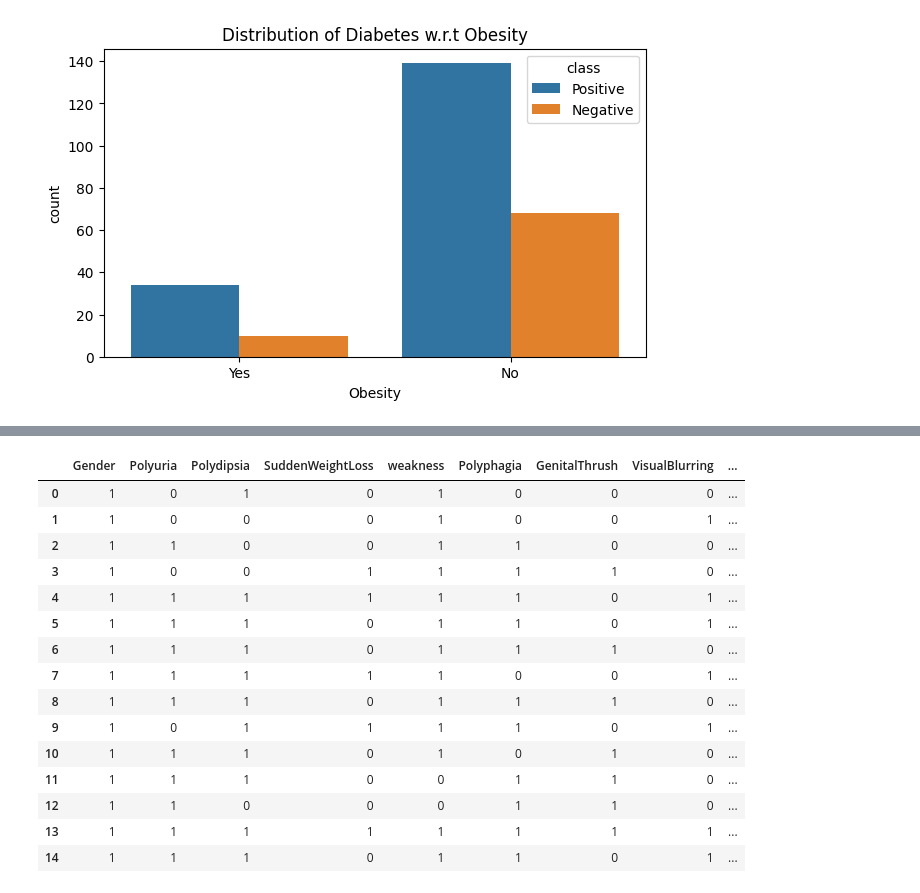
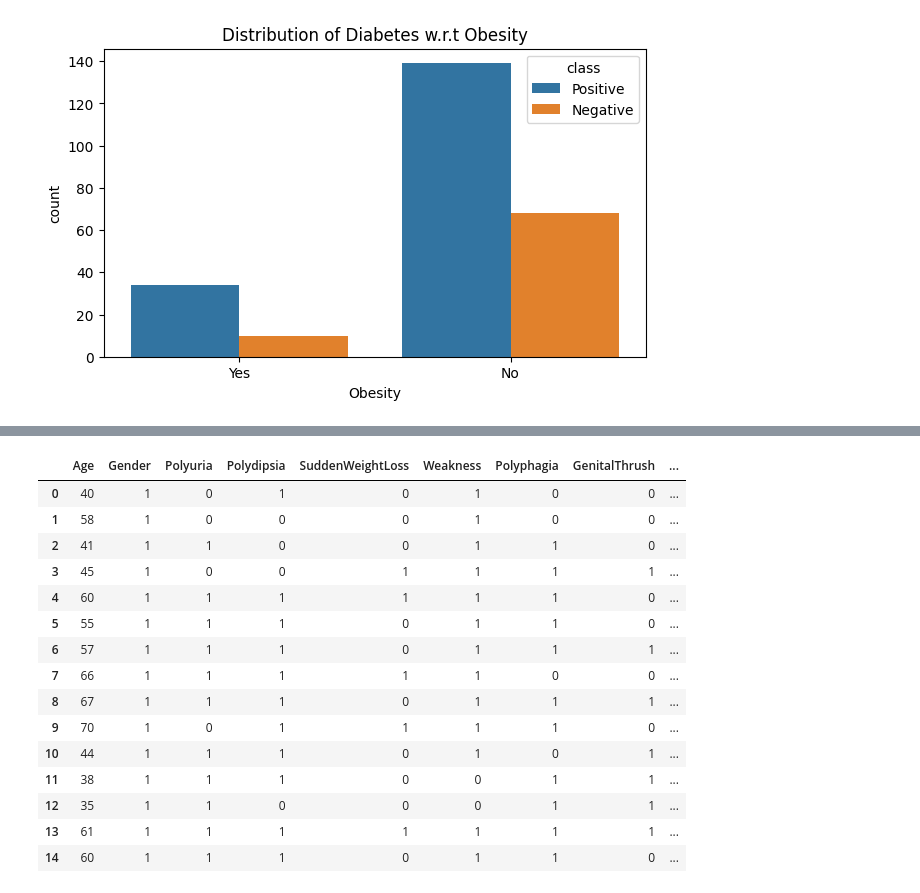
Before and after one commit to pdpavandesai/MergingDiabetesData, a Jupyter notebook: DuttaDatasetAnalysis.ipynb, the cells around one changed output, grey strips where cells are left out. Drawn from its saved outputs; the diff is of its cells as text; code cells hidden in the pictures.

Commit message:
Completed dataset analysis & trained MLP classifier model to predict diabetes using clinical symptoms

```diff
--- a/DuttaDatasetAnalysis.ipynb
+++ b/DuttaDatasetAnalysis.ipynb
@@ -388,13 +328,0 @@ Obesity  is NOT correlated with the target-variable  class  with p-value:  0.255
-# %%
-selectedFeatures = ['Gender',
- 'Polyuria',
- 'Polydipsia',
- 'sudden weight loss',
- 'weakness',
- 'Polyphagia',
- 'Genital thrush',
- 'visual blurring',
- 'partial paresis',
- 'Alopecia']
-duttaDataset_Actual_Copy = duttaDataset_Actual_Copy[selectedFeatures]
-duttaDataset_Actual_Copy.head(15)
@@ -418,32 +329,39 @@ duttaDataset_Actual_Copy.head(15)
 # %%
 duttaDataset_Actual_Copy.rename(columns = {'sudden weight loss':'SuddenWeightLoss','Genital thrush' : 'GenitalThrush',
-                                 'visual blurring' : 'VisualBlurring', 'partial paresis' : 'PartialParesis'},inplace=True)
+                                 'visual blurring' : 'VisualBlurring', 'partial paresis' : 'PartialParesis','class':'Diabetes'
+                                 ,'muscle stiffness':'MuscleStiffness','delayed healing':'DelayedHealing','weakness':'Weakness'},inplace=True)
 
 duttaDataset_Actual_Copy['Gender'] = LabelEncoder().fit_transform(duttaDataset_Actual_Copy.Gender)
 duttaDataset_Actual_Copy['Polyuria'] = LabelEncoder().fit_transform(duttaDataset_Actual_Copy.Polyuria)
 duttaDataset_Actual_Copy['Polydipsia'] = LabelEncoder().fit_transform(duttaDataset_Actual_Copy.Polydipsia)
 duttaDataset_Actual_Copy['SuddenWeightLoss'] = LabelEncoder().fit_transform(duttaDataset_Actual_Copy.SuddenWeightLoss)
-duttaDataset_Actual_Copy['weakness'] = LabelEncoder().fit_transform(duttaDataset_Actual_Copy.weakness)
+duttaDataset_Actual_Copy['Weakness'] = LabelEncoder().fit_transform(duttaDataset_Actual_Copy.Weakness)
 duttaDataset_Actual_Copy['Polyphagia'] = LabelEncoder().fit_transform(duttaDataset_Actual_Copy.Polyphagia)
 duttaDataset_Actual_Copy['GenitalThrush'] = LabelEncoder().fit_transform(duttaDataset_Actual_Copy.GenitalThrush)
 duttaDataset_Actual_Copy['VisualBlurring'] = LabelEncoder().fit_transform(duttaDataset_Actual_Copy.VisualBlurring)
 duttaDataset_Actual_Copy['PartialParesis'] = LabelEncoder().fit_transform(duttaDataset_Actual_Copy.PartialParesis)
 duttaDataset_Actual_Copy['Alopecia'] = LabelEncoder().fit_transform(duttaDataset_Actual_Copy.Alopecia)
+duttaDataset_Actual_Copy['Diabetes'] = LabelEncoder().fit_transform(duttaDataset_Actual_Copy.Diabetes)
+duttaDataset_Actual_Copy['Itching'] = LabelEncoder().fit_transform(duttaDataset_Actual_Copy.Itching)
+duttaDataset_Actual_Copy['Irritability'] = LabelEncoder().fit_transform(duttaDataset_Actual_Copy.Irritability)
+duttaDataset_Actual_Copy['DelayedHealing'] = LabelEncoder().fit_transform(duttaDataset_Actual_Copy.DelayedHealing)
+duttaDataset_Actual_Copy['MuscleStiffness'] = LabelEncoder().fit_transform(duttaDataset_Actual_Copy.MuscleStiffness)
+duttaDataset_Actual_Copy['Obesity'] = LabelEncoder().fit_transform(duttaDataset_Actual_Copy.Obesity)
 duttaDataset_Actual_Copy.head(15)
 # %% [output]
-|  | Gender | Polyuria | Polydipsia | SuddenWeightLoss | weakness | Polyphagia | GenitalThrush | VisualBlurring | ... |
-| 0 | 1 | 0 | 1 | 0 | 1 | 0 | 0 | 0 | ... |
-| 1 | 1 | 0 | 0 | 0 | 1 | 0 | 0 | 1 | ... |
-| 2 | 1 | 1 | 0 | 0 | 1 | 1 | 0 | 0 | ... |
-| 3 | 1 | 0 | 0 | 1 | 1 | 1 | 1 | 0 | ... |
-| 4 | 1 | 1 | 1 | 1 | 1 | 1 | 0 | 1 | ... |
-| 5 | 1 | 1 | 1 | 0 | 1 | 1 | 0 | 1 | ... |
-| 6 | 1 | 1 | 1 | 0 | 1 | 1 | 1 | 0 | ... |
-| 7 | 1 | 1 | 1 | 1 | 1 | 0 | 0 | 1 | ... |
-| 8 | 1 | 1 | 1 | 0 | 1 | 1 | 1 | 0 | ... |
-| 9 | 1 | 0 | 1 | 1 | 1 | 1 | 0 | 1 | ... |
-| 10 | 1 | 1 | 1 | 0 | 1 | 0 | 1 | 0 | ... |
-| 11 | 1 | 1 | 1 | 0 | 0 | 1 | 1 | 0 | ... |
-| 12 | 1 | 1 | 0 | 0 | 0 | 1 | 1 | 0 | ... |
-| 13 | 1 | 1 | 1 | 1 | 1 | 1 | 1 | 1 | ... |
-| 14 | 1 | 1 | 1 | 0 | 1 | 1 | 0 | 1 | ... |
+|  | Age | Gender | Polyuria | Polydipsia | SuddenWeightLoss | Weakness | Polyphagia | GenitalThrush | ... |
+| 0 | 40 | 1 | 0 | 1 | 0 | 1 | 0 | 0 | ... |
+| 1 | 58 | 1 | 0 | 0 | 0 | 1 | 0 | 0 | ... |
+| 2 | 41 | 1 | 1 | 0 | 0 | 1 | 1 | 0 | ... |
+| 3 | 45 | 1 | 0 | 0 | 1 | 1 | 1 | 1 | ... |
+| 4 | 60 | 1 | 1 | 1 | 1 | 1 | 1 | 0 | ... |
+| 5 | 55 | 1 | 1 | 1 | 0 | 1 | 1 | 0 | ... |
+| 6 | 57 | 1 | 1 | 1 | 0 | 1 | 1 | 1 | ... |
+| 7 | 66 | 1 | 1 | 1 | 1 | 1 | 0 | 0 | ... |
+| 8 | 67 | 1 | 1 | 1 | 0 | 1 | 1 | 1 | ... |
+| 9 | 70 | 1 | 0 | 1 | 1 | 1 | 1 | 0 | ... |
+| 10 | 44 | 1 | 1 | 1 | 0 | 1 | 0 | 1 | ... |
+| 11 | 38 | 1 | 1 | 1 | 0 | 0 | 1 | 1 | ... |
+| 12 | 35 | 1 | 1 | 0 | 0 | 0 | 1 | 1 | ... |
+| 13 | 61 | 1 | 1 | 1 | 1 | 1 | 1 | 1 | ... |
+| 14 | 60 | 1 | 1 | 1 | 0 | 1 | 1 | 0 | ... |
```
Also changed, not shown: parts of 20 cells of this notebook.
